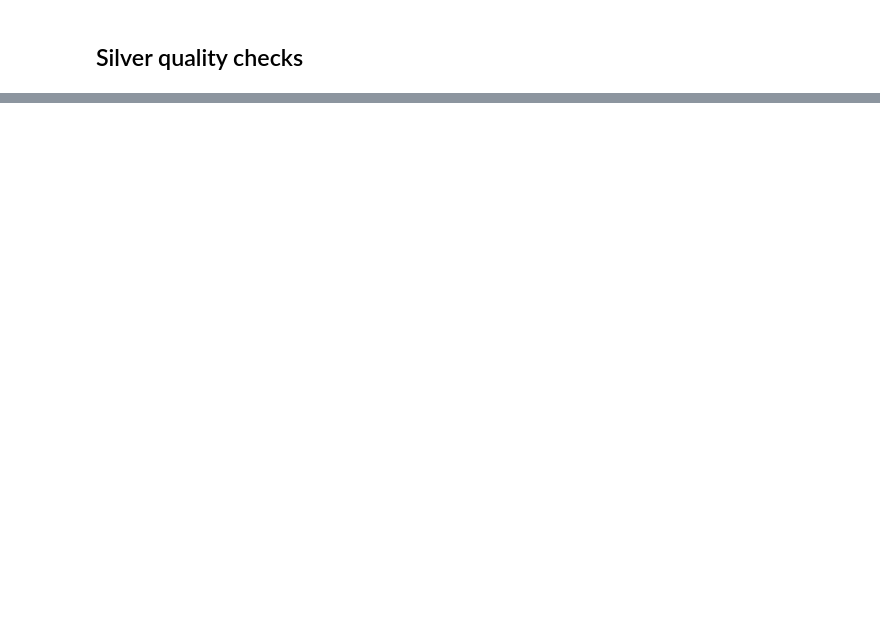
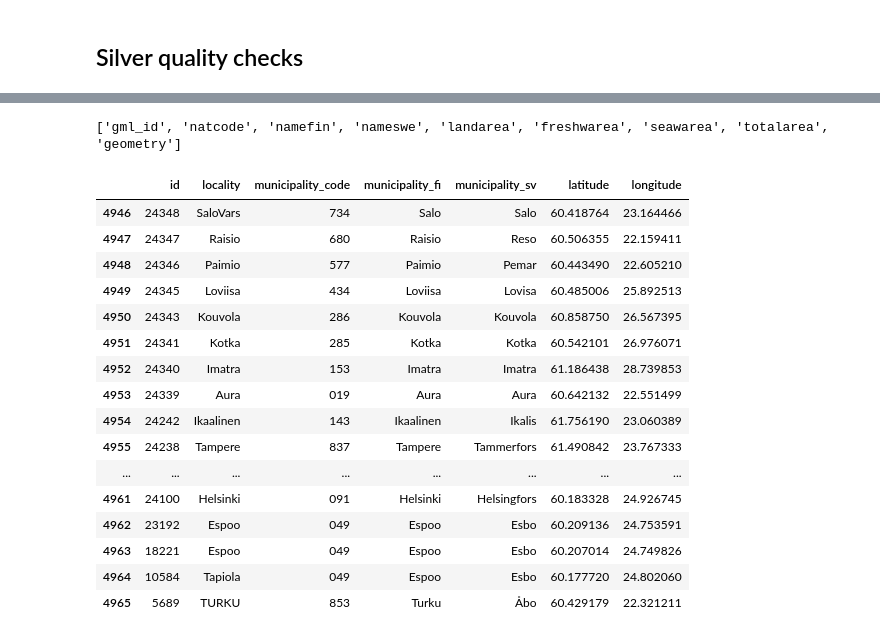
Before and after one commit to MarkusJakonen/de-week8-mini-project-team1, a Jupyter notebook: Silver/silver_data_cleaning_open_charge_FI.ipynb, the cells around one changed output, grey strips where cells are left out. Drawn from its saved outputs; the diff is of its cells as text; code cells hidden in the pictures; blank space fills up the shorter version.

```diff
--- a/Silver/silver_data_cleaning_open_charge_FI.ipynb
+++ b/Silver/silver_data_cleaning_open_charge_FI.ipynb
@@ -360,0 +429,5 @@ invalid_municipalities.head(20)
+# %%
+# Inspect the columns
+print(municipalities_gdf.columns.tolist())
+# %% [output]
+['gml_id', 'natcode', 'namefin', 'nameswe', 'landarea', 'freshwarea', 'seawarea', 'totalarea', 'geometry']
@@ -360,0 +455,39 @@ invalid_municipalities.head(20)
+# %%
+# Spatial join
+stations_with_municipality = gpd.sjoin(
+    stations_gdf,
+    municipalities_gdf,
+    how="left",
+    predicate="within"
+)
+# %%
+# Inspect the result
+stations_with_municipality[
+    [
+        "id",
+        "locality",
+        "municipality_code",
+        "municipality_fi",
+        "municipality_sv",
+        "latitude",
+        "longitude"
+    ]
+].tail(20)
+# %% [output]
+|  | id | locality | municipality_code | municipality_fi | municipality_sv | latitude | longitude |
+| 4946 | 24348 | SaloVars | 734 | Salo | Salo | 60.418764 | 23.164466 |
+| 4947 | 24347 | Raisio | 680 | Raisio | Reso | 60.506355 | 22.159411 |
+| 4948 | 24346 | Paimio | 577 | Paimio | Pemar | 60.443490 | 22.605210 |
+| 4949 | 24345 | Loviisa | 434 | Loviisa | Lovisa | 60.485006 | 25.892513 |
+| 4950 | 24343 | Kouvola | 286 | Kouvola | Kouvola | 60.858750 | 26.567395 |
+| 4951 | 24341 | Kotka | 285 | Kotka | Kotka | 60.542101 | 26.976071 |
+| 4952 | 24340 | Imatra | 153 | Imatra | Imatra | 61.186438 | 28.739853 |
+| 4953 | 24339 | Aura | 019 | Aura | Aura | 60.642132 | 22.551499 |
+| 4954 | 24242 | Ikaalinen | 143 | Ikaalinen | Ikalis | 61.756190 | 23.060389 |
+| 4955 | 24238 | Tampere | 837 | Tampere | Tammerfors | 61.490842 | 23.767333 |
+| ... | ... | ... | ... | ... | ... | ... | ... |
+| 4961 | 24100 | Helsinki | 091 | Helsinki | Helsingfors | 60.183328 | 24.926745 |
+| 4962 | 23192 | Espoo | 049 | Espoo | Esbo | 60.209136 | 24.753591 |
+| 4963 | 18221 | Espoo | 049 | Espoo | Esbo | 60.207014 | 24.749826 |
+| 4964 | 10584 | Tapiola | 049 | Espoo | Esbo | 60.177720 | 24.802060 |
+| 4965 | 5689 | TURKU | 853 | Turku | Åbo | 60.429179 | 22.321211 |
```
Also changed, not shown: parts of 21 cells of this notebook, 2 other files.
